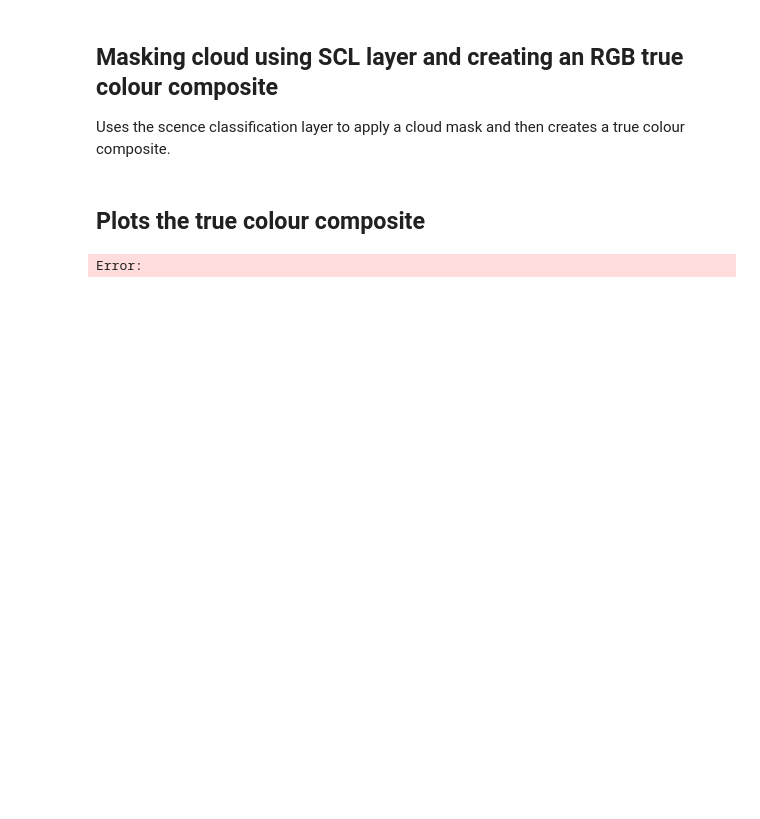
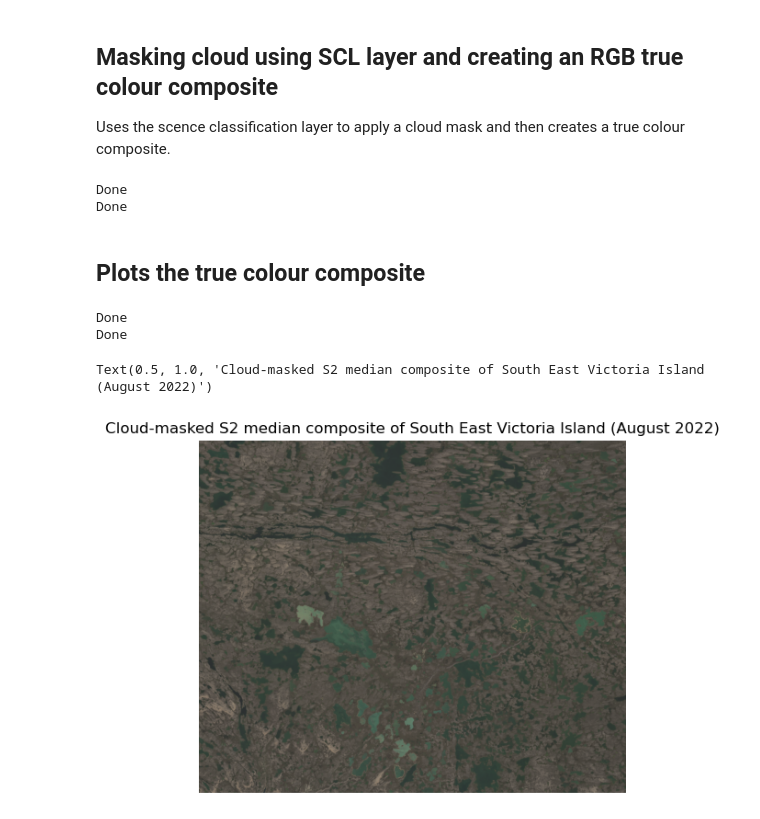
Before and after one commit to CharlieGamblin/EO-Induction, a Jupyter notebook: Practice Scripts/STAC_and_Cloud_Native.ipynb, the cells around one changed output. Drawn from its saved outputs; the diff is of its cells as text; code cells hidden in the pictures; blank space fills up the shorter version.

Commit message:
Switched AOI to Victoria Island for STAC and Cloud Native script, produced composite images for spring and summer.

```diff
--- a/Practice Scripts/STAC_and_Cloud_Native.ipynb
+++ b/Practice Scripts/STAC_and_Cloud_Native.ipynb
@@ -73,13 +75,13 @@ SCL aka scene classification layer assigns a value to each pixel based on the su
 # By default it groups the items by time (equal timestamps lie in the same plane) and anchors the grid
 # by aligning the pixel edges with 0,0 by default, can change this (see 'load' function info)
 
-Lena_Delta_data = load(
-Lena_Delta_items_aws,
-bands = ['red', 'green', 'blue', 'scl'],  # red, green, and blue filters, as well as scl layer
+Victoria_Island_data = load(
+Victoria_Island_items,
+bands = ['red', 'green', 'blue', 'nir', 'SCL'],  # red, green, and blue filters, as well as scl layer
 bbox = bbox,
 chunks = {'x': 1024, 'y': 1024}, # loads data in 1,204 x 1,024 pixel chunks in parallel using dask
-resolution = 10)             # Converts the resolution of the data (via interpolation or combination,
+resolution = 10)             # Converts the resolution of the data (via interpolation or averaging,
                              # depending on if the resolution is higher or lower than the original data)
-                             # I assume you need to be careful using a higher resolution here?
+                             # Note: Interpolation can produce some odd results depending on the method used e.g. 'blocky' images and rough edges.
 
-Lena_Delta_data
+#Lena_Delta_data['x']
@@ -131,26 +93,56 @@ Uses the scence classification layer to apply a cloud mask and then creates a tr
 # Assigns 'True' to all pixels that have an SCL value of 4, 5, or 6 (vegetation, bare soil, or water)
 # Pixels identified as other types i.e. clouds/cloud shadows are masked out (assigned 'False')
 
-good = Lena_Delta_data['scl'].isin([4, 5, 6])
+good = Victoria_Island_data['SCL'].isin([4, 5, 6, 7, 11])
+#print('Done')
 
-# Finds the rgb (true colour) values for the pixels that match the specified scl values
-# (i.e. applies the cloud mask) composite = rgb.median('time')
+# Extracts the rgb (true colour) values for the pixels that match the specified scl values (i.e. applies the cloud mask)
+# Inner set of brackets defines that red, green, and blue are seperate variables
 
-rgb = Lena_Delta_data[['red', 'green', 'blue']].where(good)
+rgb = Victoria_Island_data[['red', 'green', 'blue']].where(good)
+print('Done')
+
+# Downsample by taking an average of every 5x5 pixel block (increases runtime)
+
+#coarse_composite = rgb.coarsen(x=5, y=5, boundary='trim').mean()
 
 # Collapses the time dimension down by taking the median of each red, green, and blue value.
-# This also eliminates any light cloud or other artefcats that the mask didn't pick up, this
-# automatically ignores nan values (masked out previously).
+# This also eliminates any light cloud or other artefcats that the mask didn't pick up, as these
+# would be have extreme values (high for cloud, low for shadow).
+# This also ignores nan values (masked out previously).
 
-Lena_Delta_composite = rgb.median('time')
+Victoria_Island_composite = rgb.median('time', skipna = True)
+print('Done')
 
-Lena_Delta_composite
+Green = Victoria_Island_composite['green']
+# %% [output]
+Done
+Done
 # %% [markdown]
 ## Plots the true colour composite
 # %%
-arr = Lena_Delta_composite.to_array().transpose('y', 'x', 'variable').values
-arr = np.clip(arr / 3000, 0, 1) # simple stretch for display
-plt.figure(figsize=(6, 6)); plt.imshow(arr); plt.axis('off')
-plt.title('cloud-masked S2 median composite')
+# First converts the dataset to a data array, and then transposes (shifts) the variables into the correct
+# order for plotting (xarray defaults to placing the bands first). The first line also packs the bands
+# into the 'variable' dimension of this new data array.
+# '.values' strips the metdata away and leaves the raw values underneath.
+
+#Lena_Delta_array = Lena_Delta_composite.to_array().transpose('y', 'x', 'variable').values
+
+# Normalises the refelectance values by dividing them by a given value (lower for low ice percentages (lower reflectances), higher for high ice percentages) and clips any values greater than 1 to 1,
+# as matplotlib expects values between 0.0 and 1.0.
+
+
+Victoria_Island_array = Victoria_Island_composite.to_array().transpose('y', 'x', 'variable').values
+print('Done')
+Victoria_Island_array = np.clip(Victoria_Island_array/6000, 0, 1)
+print('Done')
+
+plt.figure(figsize=(6, 6))
+plt.imshow(Victoria_Island_array)
+plt.axis('off')
+plt.title('Cloud-masked S2 median composite of South East Victoria Island (August 2022)')
 # %% [output]
-Error:
+Done
+Done
+Text(0.5, 1.0, 'Cloud-masked S2 median composite of South East Victoria Island (August 2022)')
+[figure, added]
```
Also changed, not shown: parts of 6 cells of this notebook, 3 other files.
